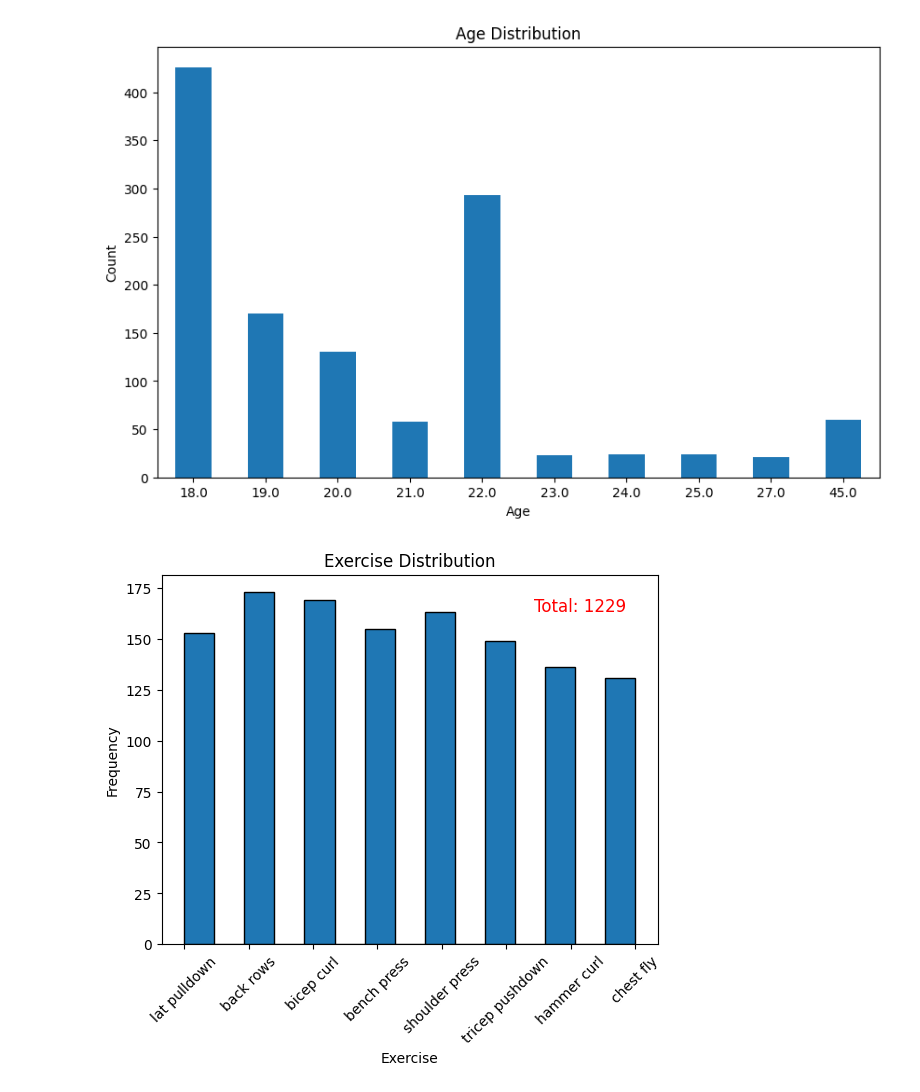
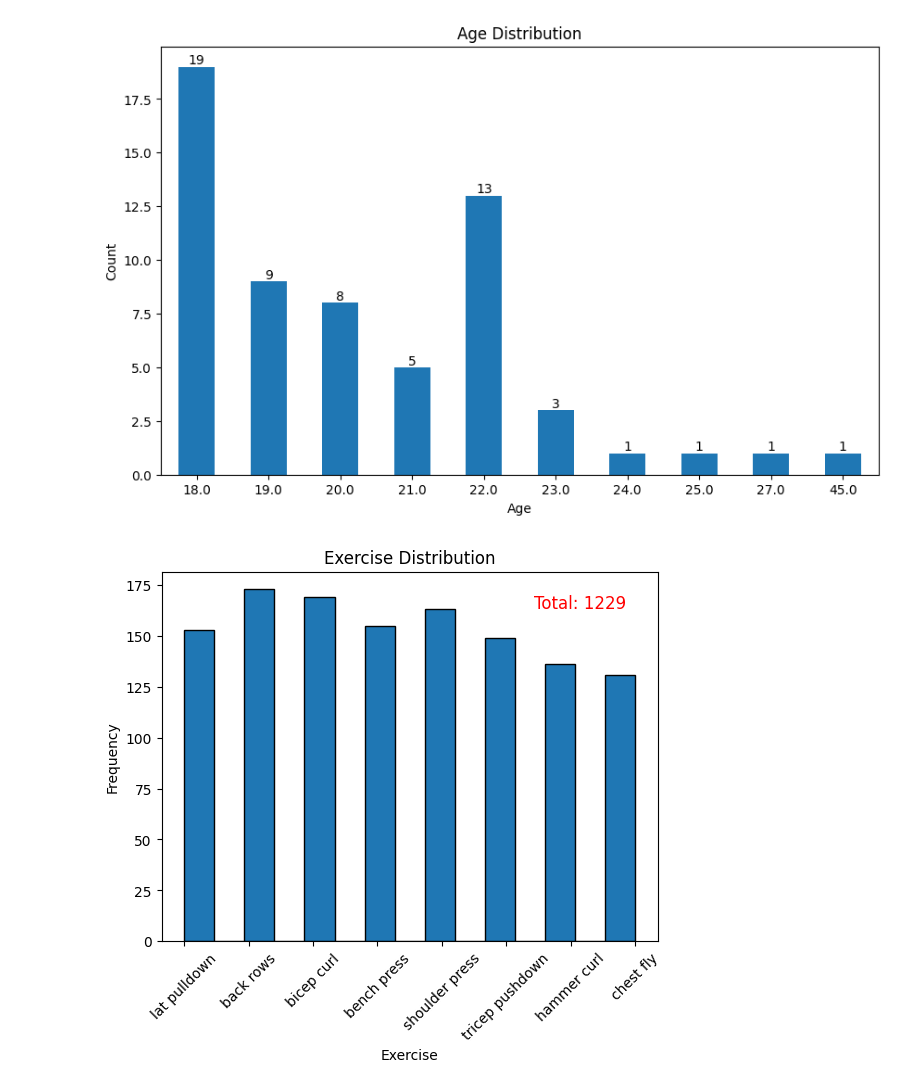
Before and after one commit to mujugen/MMDataViewer, a Jupyter notebook: data_plots.ipynb, the cells around one changed output. Saved outputs shown, nothing was run; the diff lists cells and outputs as text; code cells hidden in the pictures.

Commit message:
modified plot

```diff
--- a/data_plots.ipynb
+++ b/data_plots.ipynb
@@ -12,20 +12,25 @@ import seaborn as sns
 
 all_data = pd.read_csv('all_data.csv')
 # %%
-age_counts = all_data['Age'].value_counts()
+unique_age_df = all_data.drop_duplicates(subset=['Name', 'Age'])
+age_counts = unique_age_df['Age'].value_counts()
 age_counts_sorted = age_counts.sort_index()
 
 # Create a bar chart
 plt.figure(figsize=(10, 6))
-age_counts_sorted.plot(kind='bar')
+ax = age_counts_sorted.plot(kind='bar')
 plt.title('Age Distribution')
 plt.xlabel('Age')
 plt.ylabel('Count')
 plt.xticks(rotation=0)  # Rotate x-axis labels to be horizontal
 
+# Add frequency labels on top of the bars
+for i, v in enumerate(age_counts_sorted):
+    ax.text(i, v, str(v), ha='center', va='bottom')
+
 plt.show()
 # %% [output]
-[figure, old version]
+[figure, new version]
 # %%
 plt.hist(all_data['Exercise Selected'], bins=15, edgecolor='k')
 plt.xlabel('Exercise')
```
